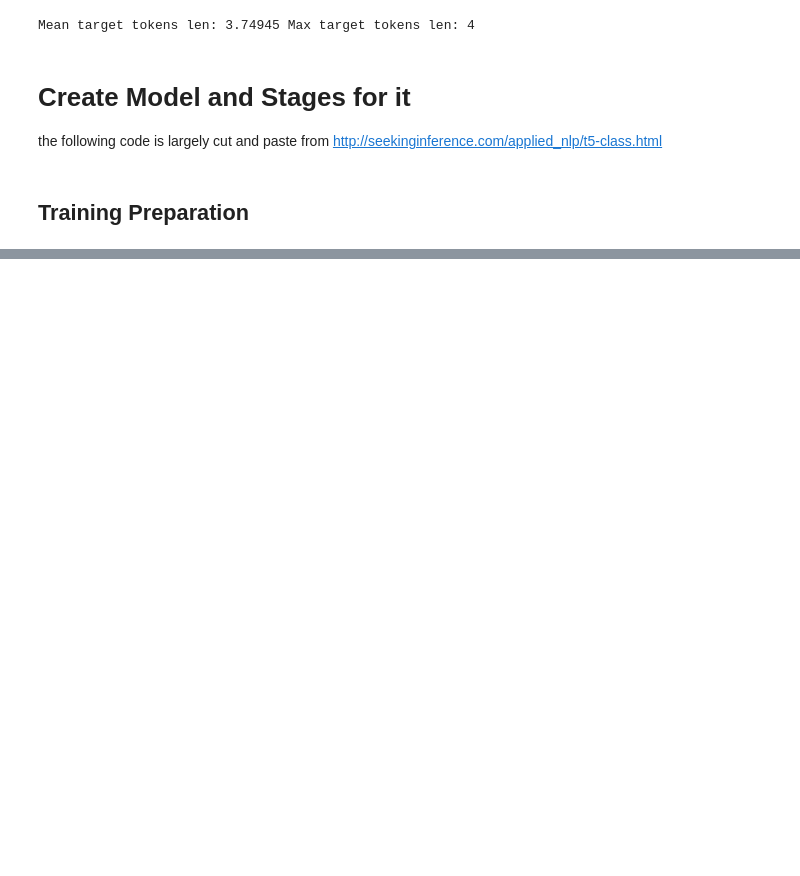
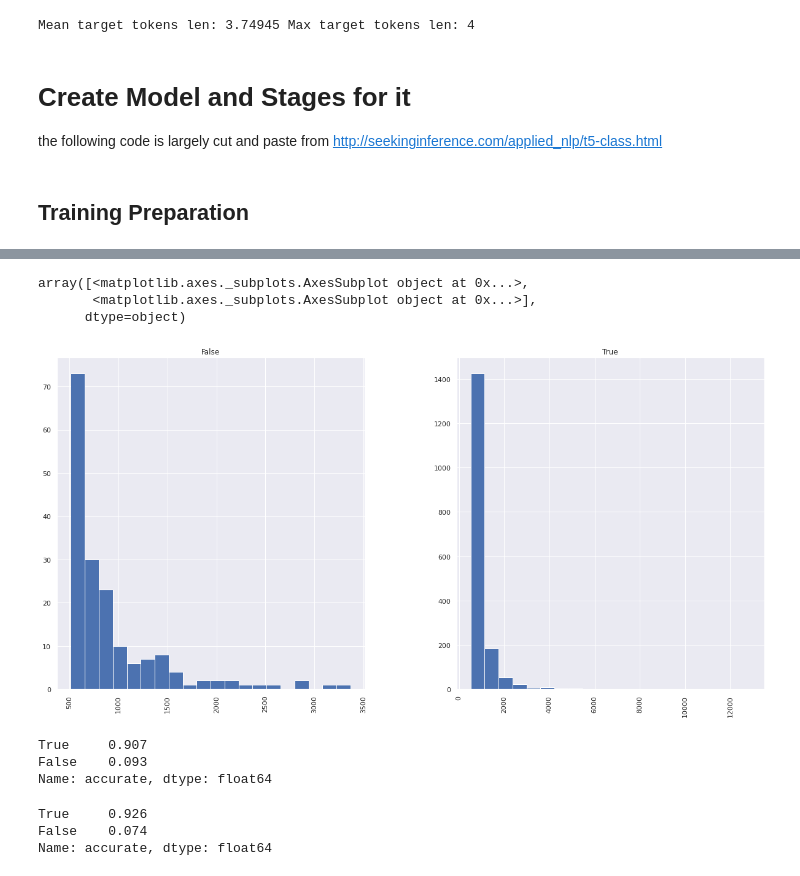
Before and after one commit to cakennedy/266-mbti-project, a Jupyter notebook: notebooks/W266Multi+Binary_CK_T5_12_01__NoEmpath_Torch.ipynb, the cells around one changed output, grey strips where cells are left out. Saved outputs shown, nothing was run; the diff lists cells and outputs as text; code cells hidden in the pictures; blank space fills up the shorter version.

```diff
--- a/notebooks/W266Multi+Binary_CK_T5_12_01__NoEmpath_Torch.ipynb
+++ b/notebooks/W266Multi+Binary_CK_T5_12_01__NoEmpath_Torch.ipynb
@@ -1071,0 +1232,25 @@ weighted avg       0.77      0.74      0.75     93106
+# %%
+# T5 has a max length of 512, so features longer than that are truncated.
+# has does accuracy compare between truncated and non-truncated features?
+
+test_df['feature_len'][test_df['feature_len'] > 512].hist(by=test_df['accurate'],bins=20,figsize=(20,10))
+# %% [output]
+array([<matplotlib.axes._subplots.AxesSubplot object at 0x...>,
+       <matplotlib.axes._subplots.AxesSubplot object at 0x...>],
+      dtype=object)
+[figure, added]
+# %%
+
+test_df['accurate'][test_df['feature_len'] > 512].value_counts(normalize = True)
+# %% [output]
+True     0.907
+False    0.093
+Name: accurate, dtype: float64
+# %%
+
+
+test_df['accurate'][test_df['feature_len'] <= 512].value_counts(normalize = True)
+# %% [output]
+True     0.926
+False    0.074
+Name: accurate, dtype: float64
```
Also changed, not shown: parts of 57 cells of this notebook.
